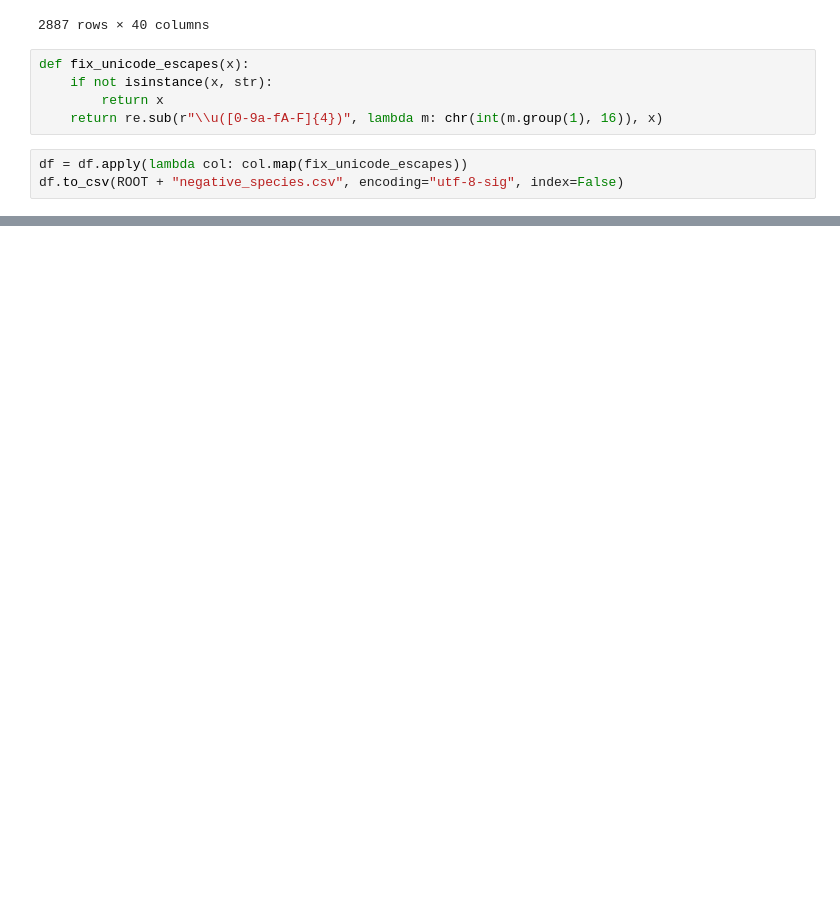
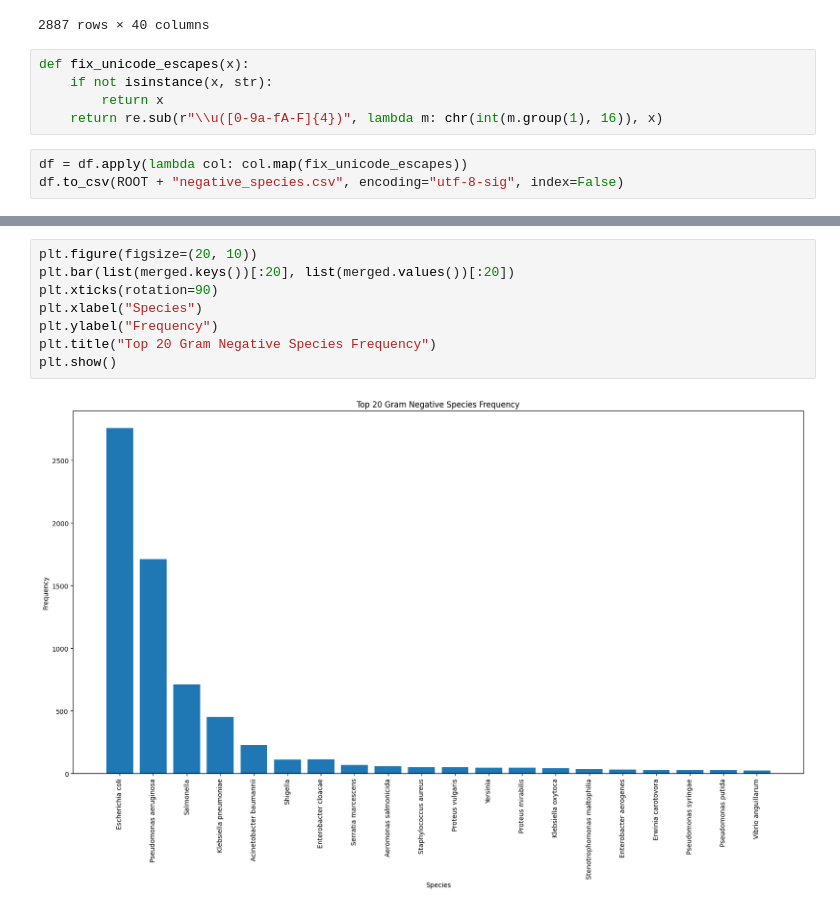
Before and after one commit to theofficialvedantjoshi/antimicrobial-peptides-dop, a Jupyter notebook: preprocessing.ipynb, the cells around one changed output, grey strips where cells are left out. Cells and saved outputs as stored; diff of their text form; blank space fills up the shorter version.

Commit message:
feat: frequency distribution of gram negative species

```diff
--- a/preprocessing.ipynb
+++ b/preprocessing.ipynb
@@ -303,0 +461,10 @@ df.to_csv(ROOT + "negative_species.csv", encoding="utf-8-sig", index=False)
+# %%
+plt.figure(figsize=(20, 10))
+plt.bar(list(merged.keys())[:20], list(merged.values())[:20])
+plt.xticks(rotation=90)
+plt.xlabel("Species")
+plt.ylabel("Frequency")
+plt.title("Top 20 Gram Negative Species Frequency")
+plt.show()
+# %% [output]
+[figure, added]
```
Also changed, not shown: parts of 7 cells of this notebook, 1 other file.
